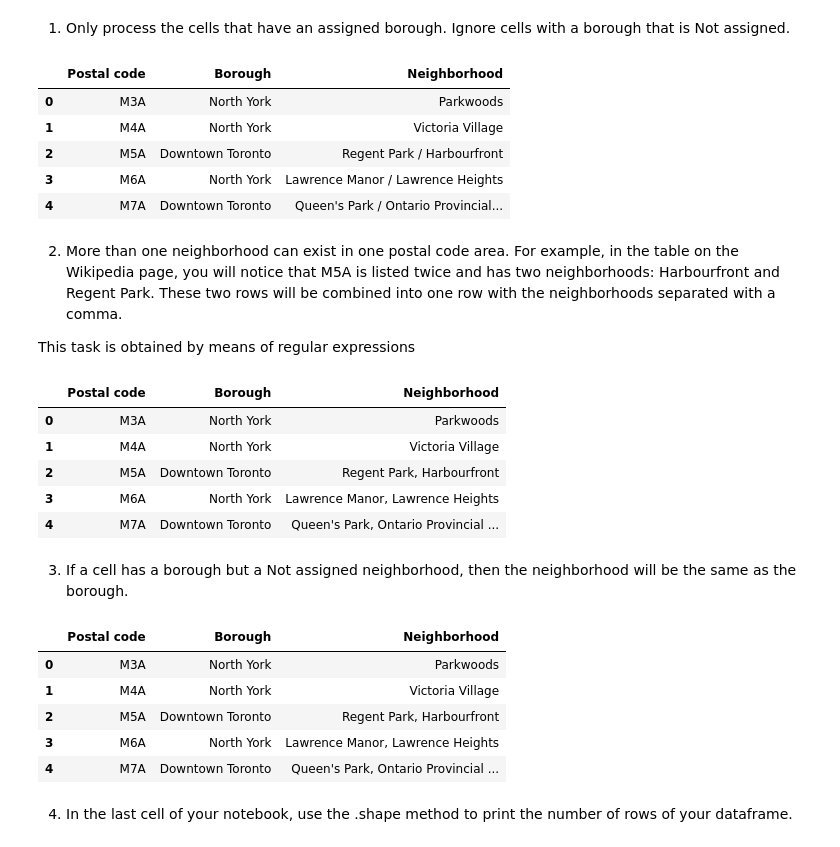
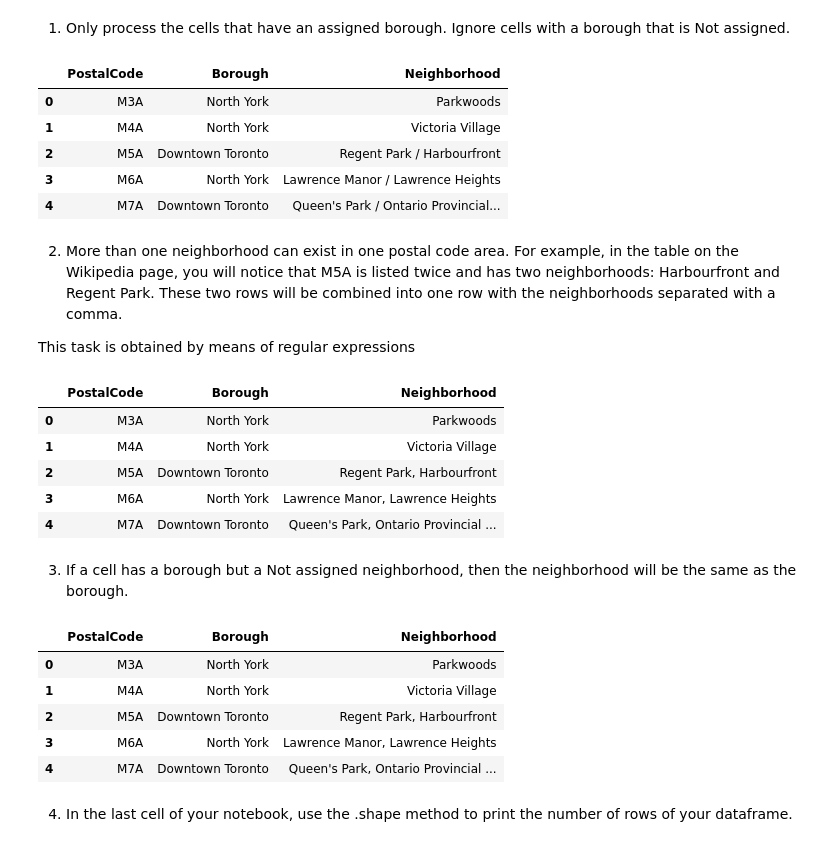
Before and after one commit to lorenzopilotti/Coursera_Capstone, a Jupyter notebook: Capstone Project Notebook.ipynb, the cells around one changed output. Saved outputs shown, nothing was run; the diff lists cells and outputs as text; code cells hidden in the pictures.

```diff
--- a/Capstone Project Notebook.ipynb
+++ b/Capstone Project Notebook.ipynb
@@ -26,9 +28,10 @@ postal_code_df=dfs[0]
 # %%
 postal_code_df.drop(index=postal_code_df[postal_code_df['Borough']=='Not assigned'].index, inplace=True)
 postal_code_df.reset_index(drop=True, inplace=True)
+postal_code_df.rename(columns={'Postal code': 'PostalCode'}, inplace=True)
 postal_code_df.head()
 # %% [output]
-|  | Postal code | Borough | Neighborhood |
+|  | PostalCode | Borough | Neighborhood |
 | 0 | M3A | North York | Parkwoods |
 | 1 | M4A | North York | Victoria Village |
 | 2 | M5A | Downtown Toronto | Regent Park / Harbourfront |
@@ -46,7 +49,7 @@ for neighbor in postal_code_df['Neighborhood']:
 postal_code_df['Neighborhood']=new_neighborhoods
 postal_code_df.head()
 # %% [output]
-|  | Postal code | Borough | Neighborhood |
+|  | PostalCode | Borough | Neighborhood |
 | 0 | M3A | North York | Parkwoods |
 | 1 | M4A | North York | Victoria Village |
 | 2 | M5A | Downtown Toronto | Regent Park, Harbourfront |
@@ -58,7 +61,7 @@ postal_code_df.head()
 postal_code_df['Neighborhood'][postal_code_df['Neighborhood']=='Not assigned']=postal_code_df['Borough'][postal_code_df['Neighborhood']=='Not assigned']
 postal_code_df.head()
 # %% [output]
-|  | Postal code | Borough | Neighborhood |
+|  | PostalCode | Borough | Neighborhood |
 | 0 | M3A | North York | Parkwoods |
 | 1 | M4A | North York | Victoria Village |
 | 2 | M5A | Downtown Toronto | Regent Park, Harbourfront |
```
Also changed, not shown: parts of 44 cells of this notebook.
